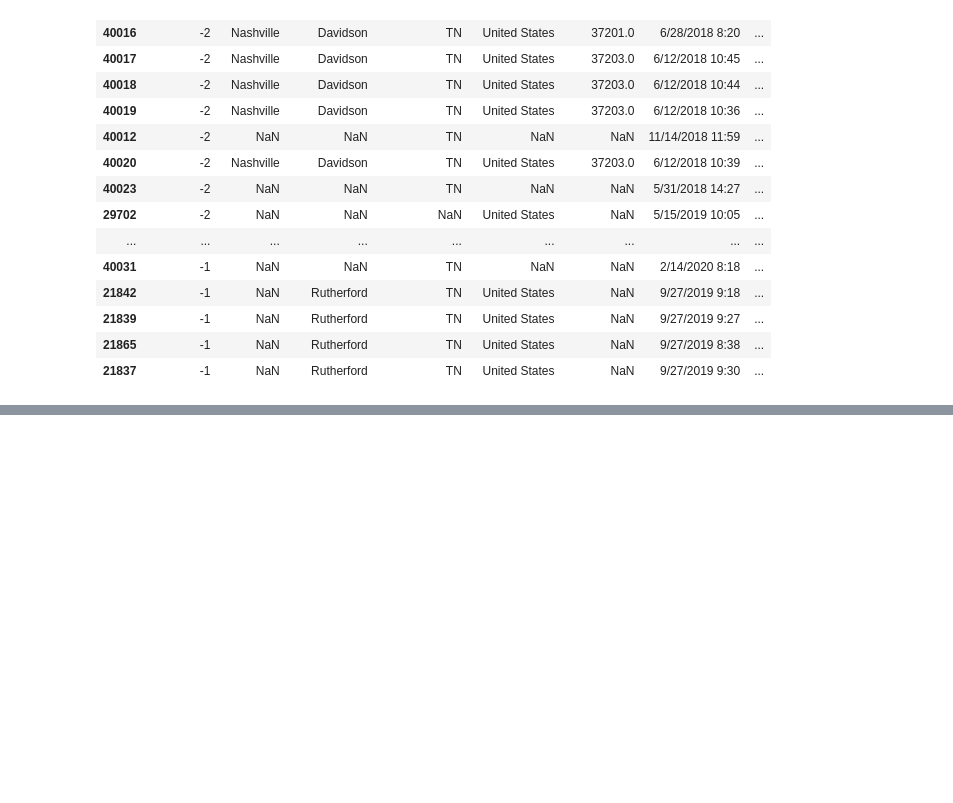
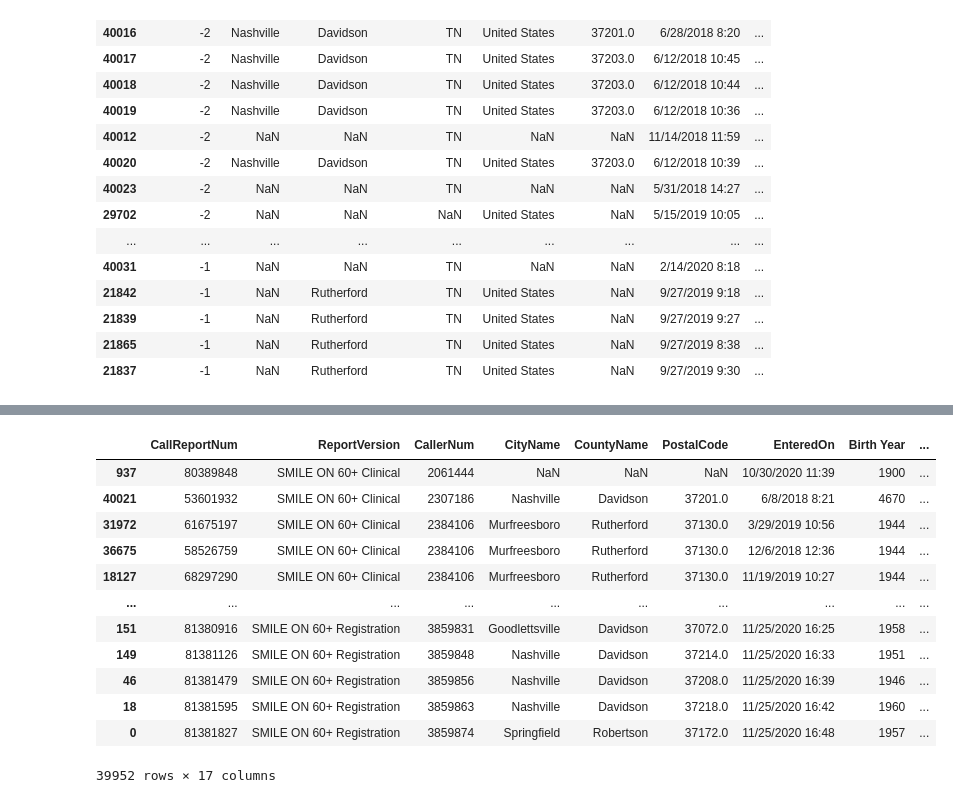
Before and after one commit to bsfcs/smile-on-aquaman, a Jupyter notebook: notebooks/Smile On EDA.ipynb, the cells around one changed output, grey strips where cells are left out. Cells and saved outputs as stored; diff of their text form; code cells hidden in the pictures; blank space fills up the shorter version.

```diff
--- a/notebooks/Smile On EDA.ipynb
+++ b/notebooks/Smile On EDA.ipynb
@@ -121,0 +185,17 @@ combo.sort_values(by='CallerNum').head(25)
+# %%
+so_1 = so_1[(so_1['CallerNum'] != -1) & (so_1['CallerNum'] != -2)]
+so_1
+# %% [output]
+|  | CallReportNum | ReportVersion | CallerNum | CityName | CountyName | PostalCode | EnteredOn | Birth Year | ... |
+| 937 | 80389848 | SMILE ON 60+ Clinical | 2061444 | NaN | NaN | NaN | 10/30/2020 11:39 | 1900 | ... |
+| 40021 | 53601932 | SMILE ON 60+ Clinical | 2307186 | Nashville | Davidson | 37201.0 | 6/8/2018 8:21 | 4670 | ... |
+| 31972 | 61675197 | SMILE ON 60+ Clinical | 2384106 | Murfreesboro | Rutherford | 37130.0 | 3/29/2019 10:56 | 1944 | ... |
+| 36675 | 58526759 | SMILE ON 60+ Clinical | 2384106 | Murfreesboro | Rutherford | 37130.0 | 12/6/2018 12:36 | 1944 | ... |
+| 18127 | 68297290 | SMILE ON 60+ Clinical | 2384106 | Murfreesboro | Rutherford | 37130.0 | 11/19/2019 10:27 | 1944 | ... |
+| ... | ... | ... | ... | ... | ... | ... | ... | ... | ... |
+| 151 | 81380916 | SMILE ON 60+ Registration | 3859831 | Goodlettsville | Davidson | 37072.0 | 11/25/2020 16:25 | 1958 | ... |
+| 149 | 81381126 | SMILE ON 60+ Registration | 3859848 | Nashville | Davidson | 37214.0 | 11/25/2020 16:33 | 1951 | ... |
+| 46 | 81381479 | SMILE ON 60+ Registration | 3859856 | Nashville | Davidson | 37208.0 | 11/25/2020 16:39 | 1946 | ... |
+| 18 | 81381595 | SMILE ON 60+ Registration | 3859863 | Nashville | Davidson | 37218.0 | 11/25/2020 16:42 | 1960 | ... |
+| 0 | 81381827 | SMILE ON 60+ Registration | 3859874 | Springfield | Robertson | 37172.0 | 11/25/2020 16:48 | 1957 | ... |
+39952 rows × 17 columns
```
Also changed, not shown: parts of 35 cells of this notebook, 1 other file.
